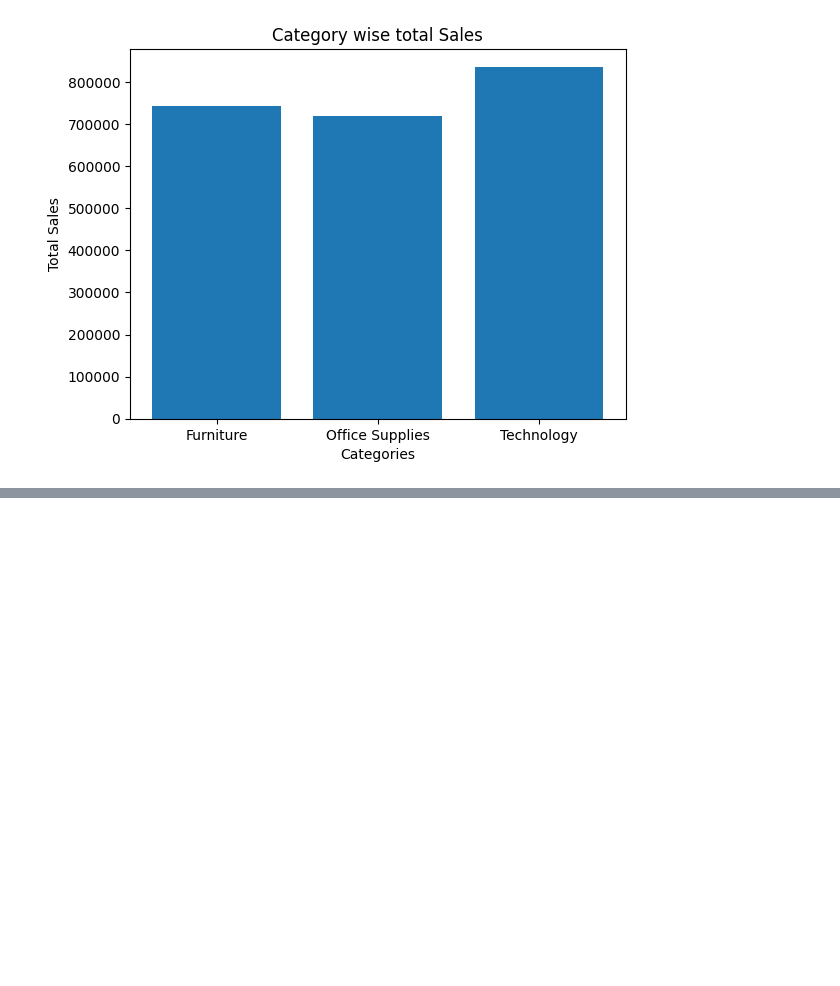
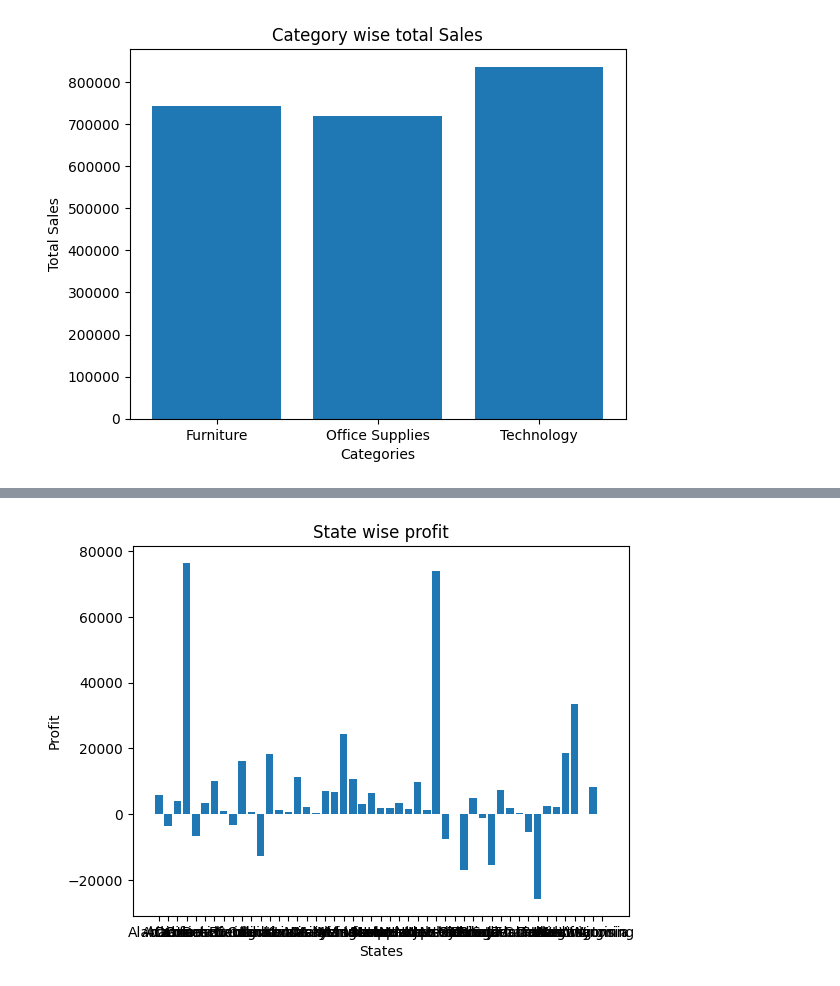
Before and after one commit to maazulhaq00/Python-Matplotlib-S2, a Jupyter notebook: learning-matplotlib.ipynb, the cells around one changed output, grey strips where cells are left out. Cells and saved outputs as stored; diff of their text form; code cells hidden in the pictures; blank space fills up the shorter version.

```diff
--- a/learning-matplotlib.ipynb
+++ b/learning-matplotlib.ipynb
@@ -58,3 +67,5 @@ plt.title("Category wise total Sales")
 plt.show()
 # %% [output]
 [figure]
+# %%
+state_profit = df.groupby("State")["Profit"].sum()
@@ -60,0 +92,8 @@ plt.show()
+# %%
+plt.bar(state_profit.index, state_profit.values)
+plt.xlabel("States")
+plt.ylabel("Profit")
+plt.title("State wise profit")
+plt.show()
+# %% [output]
+[figure, added]
```
Also changed, not shown: parts of 11 cells of this notebook, 1 other file.
